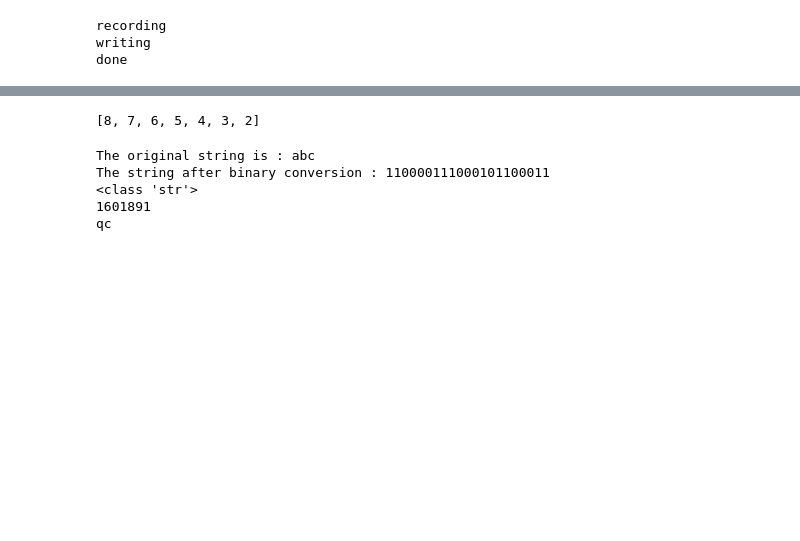
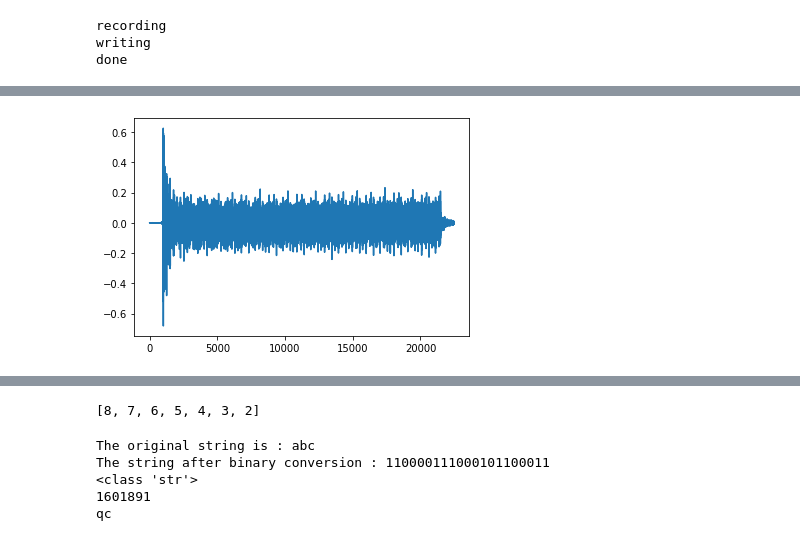
Before and after one commit to kaijunge/CleanNoise_GF3, a Jupyter notebook: Audio tests.ipynb, the cells around one changed output, grey strips where cells are left out. Drawn from its saved outputs; the diff is of its cells as text; code cells hidden in the pictures; blank space fills up the shorter version.

```diff
--- a/Audio tests.ipynb
+++ b/Audio tests.ipynb
@@ -136,0 +127,9 @@ plot_y(y[cntr - rng2:cntr  + rng2])
+# %%
+repeat = 10
+dft = 2048
+time_start_index = cntr + dh + 44100
+time = y[time_start_index-1000:time_start_index+repeat*dft + 1000]
+
+plot_y(time)
+# %% [output]
+[figure, added]
```
Also changed, not shown: parts of 18 cells of this notebook.
